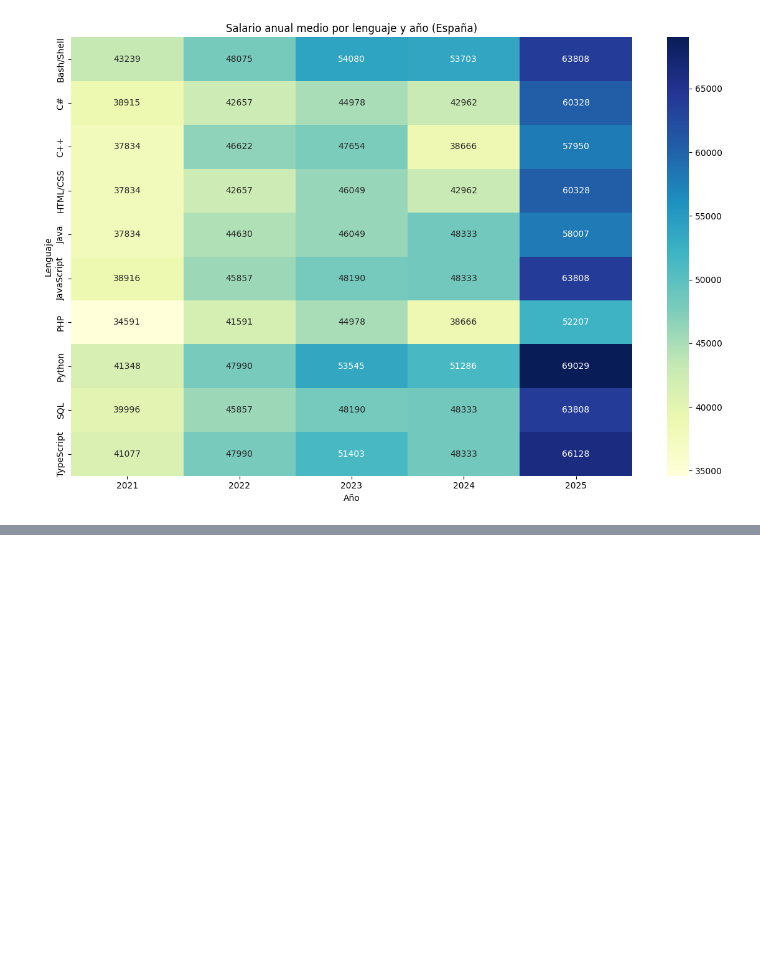
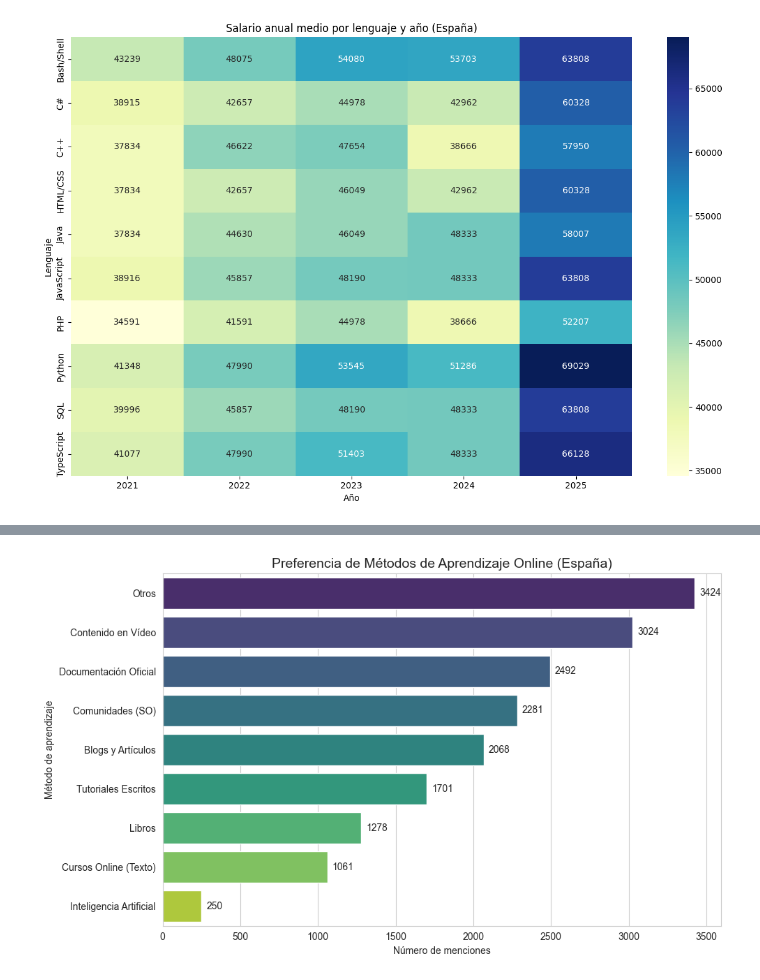
Before and after one commit to jlalonsoredon/EDA-programacion-tendencias, a Jupyter notebook: analisis-Stack-Overflow.ipynb, the cells around one changed output, grey strips where cells are left out. Cells and saved outputs as stored; diff of their text form; code cells hidden in the pictures; blank space fills up the shorter version.

```diff
--- a/analisis-Stack-Overflow.ipynb
+++ b/analisis-Stack-Overflow.ipynb
@@ -691,0 +802,7 @@ Al analizar los datos de salario anual vemos valores como 1102596.0, 492912.0 qu
+# %%
+# vamos a analizar la columna Metodo_aprendizaje_online
+df_master['Metodo_aprendizaje_online'].value_counts()
+#ahora vamos a recorrer los valores para separar por el delimitador ';', extraer los valores únicos y contar las menciones de cada método de aprendizaje online
+metodos = df_master['Metodo_aprendizaje_online'].dropna().str.split(';')
+metodos_exploded = metodos.explode()
+metodos_exploded.value_counts()
@@ -691,0 +898,34 @@ Al analizar los datos de salario anual vemos valores como 1102596.0, 492912.0 qu
+# %%
+import matplotlib.pyplot as plt
+import seaborn as sns
+
+# Configuramos el estilo
+plt.figure(figsize=(10, 6))
+sns.set_style("whitegrid")
+
+# Creamos la gráfica
+ax = sns.barplot(
+    x='Frecuencia',
+    y='Categoria',
+    hue='Categoria',
+    data=df_final,
+    palette='viridis',
+    legend=False,
+    dodge=False
+)
+
+# Añadimos etiquetas de datos al final de cada barra para que sea más informativo
+for p in ax.patches:
+    ax.annotate(f'{int(p.get_width())}',
+                (p.get_width(), p.get_y() + p.get_height() / 2),
+                ha='left', va='center',
+                xytext=(5, 0),
+                textcoords='offset points')
+
+plt.title('Preferencia de Métodos de Aprendizaje Online (España)', fontsize=14)
+plt.xlabel('Número de menciones')
+plt.ylabel('Método de aprendizaje')
+plt.tight_layout()
+plt.show()
+# %% [output]
+[figure, added]
```
Also changed, not shown: parts of 69 cells of this notebook, 1 other file.
